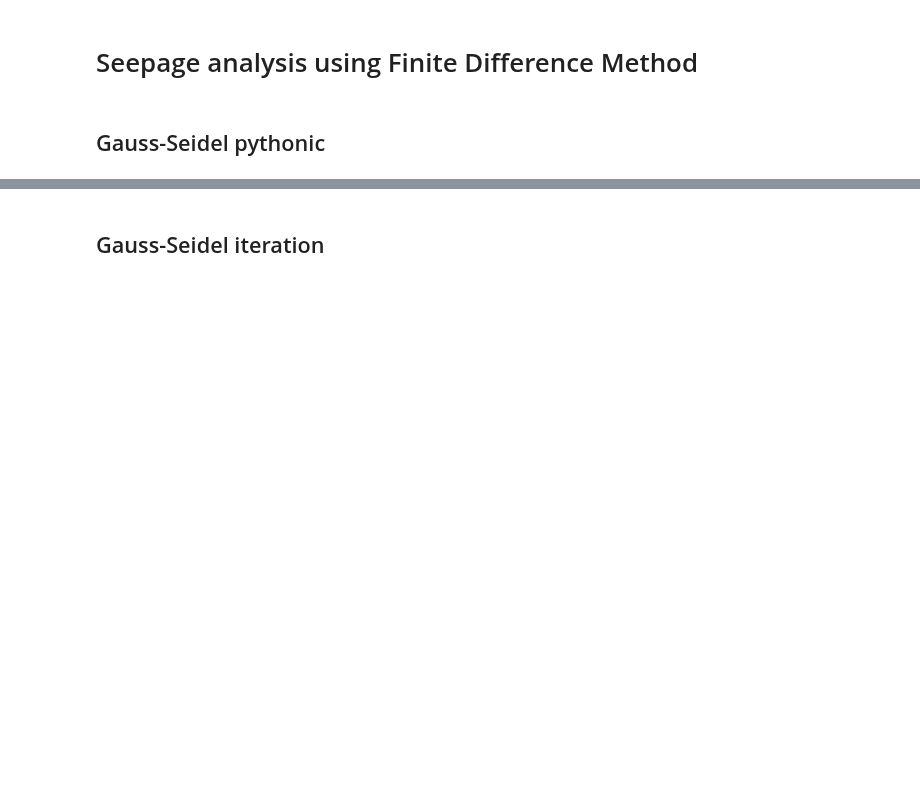
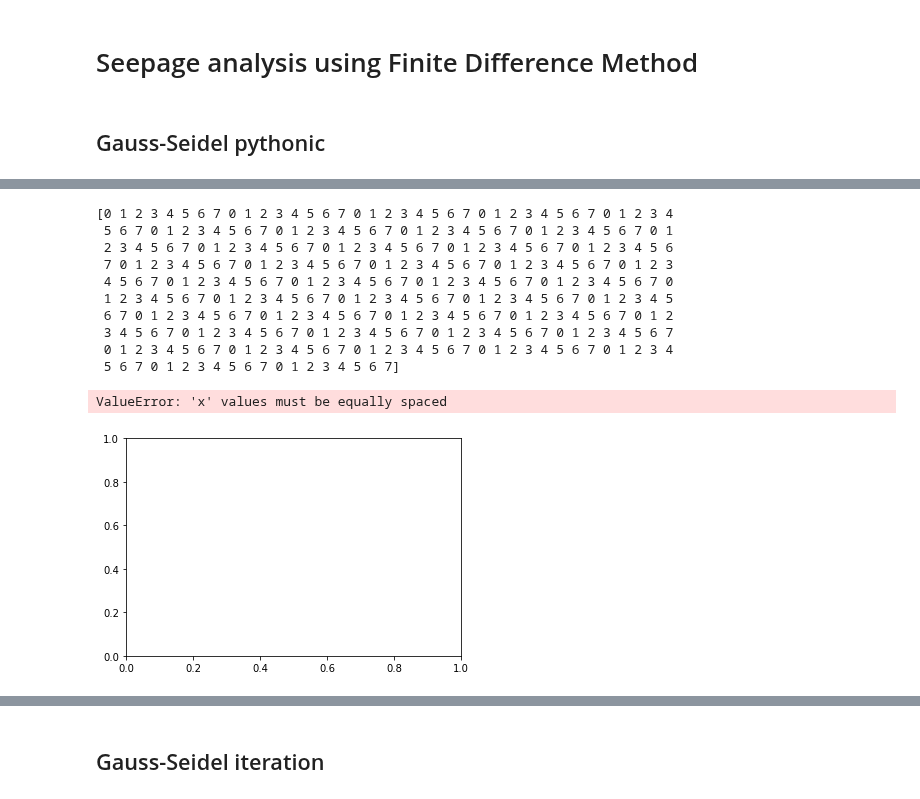
Before and after one commit to kks32-courses/ce394m, a Jupyter notebook: notebooks/03-fdm_seepage_dam.ipynb, the cells around one changed output, grey strips where cells are left out. Cells and saved outputs as stored; diff of their text form; code cells hidden in the pictures; blank space fills up the shorter version.

```diff
--- a/notebooks/03-fdm_seepage_dam.ipynb
+++ b/notebooks/03-fdm_seepage_dam.ipynb
@@ -114 +114,35 @@ plt.colorbar()
+# %%
+x = []
+y = []
+
+for i in range(0, h.shape[1]):
+    for j in range(0, h.shape[0]):
+        x.append(j)
+        y.append(i)
+
+z = np.ravel(h)
+
+from scipy.interpolate import Rbf
+# Interpolate these onto a regular grid
+xi, yi = np.mgrid[0:1:100j, 0:1:100j]
+func = Rbf(x, y, z, function='linear')
+zi = func(xi, yi)
+
+dy, dx = np.gradient(-h)
+
+fig, ax = plt.subplots()
+ax.streamplot(x, y, dx, dy, color='0.8', density=1)
+# %% [output]
+[0 1 2 3 4 5 6 7 0 1 2 3 4 5 6 7 0 1 2 3 4 5 6 7 0 1 2 3 4 5 6 7 0 1 2 3 4
+ 5 6 7 0 1 2 3 4 5 6 7 0 1 2 3 4 5 6 7 0 1 2 3 4 5 6 7 0 1 2 3 4 5 6 7 0 1
+ 2 3 4 5 6 7 0 1 2 3 4 5 6 7 0 1 2 3 4 5 6 7 0 1 2 3 4 5 6 7 0 1 2 3 4 5 6
+ 7 0 1 2 3 4 5 6 7 0 1 2 3 4 5 6 7 0 1 2 3 4 5 6 7 0 1 2 3 4 5 6 7 0 1 2 3
+ 4 5 6 7 0 1 2 3 4 5 6 7 0 1 2 3 4 5 6 7 0 1 2 3 4 5 6 7 0 1 2 3 4 5 6 7 0
+ 1 2 3 4 5 6 7 0 1 2 3 4 5 6 7 0 1 2 3 4 5 6 7 0 1 2 3 4 5 6 7 0 1 2 3 4 5
+ 6 7 0 1 2 3 4 5 6 7 0 1 2 3 4 5 6 7 0 1 2 3 4 5 6 7 0 1 2 3 4 5 6 7 0 1 2
+ 3 4 5 6 7 0 1 2 3 4 5 6 7 0 1 2 3 4 5 6 7 0 1 2 3 4 5 6 7 0 1 2 3 4 5 6 7
+ 0 1 2 3 4 5 6 7 0 1 2 3 4 5 6 7 0 1 2 3 4 5 6 7 0 1 2 3 4 5 6 7 0 1 2 3 4
+ 5 6 7 0 1 2 3 4 5 6 7 0 1 2 3 4 5 6 7]
+ValueError: 'x' values must be equally spaced
+[figure, added]
 # %%
```
Also changed, not shown: parts of 2 cells of this notebook, 6 other files.
